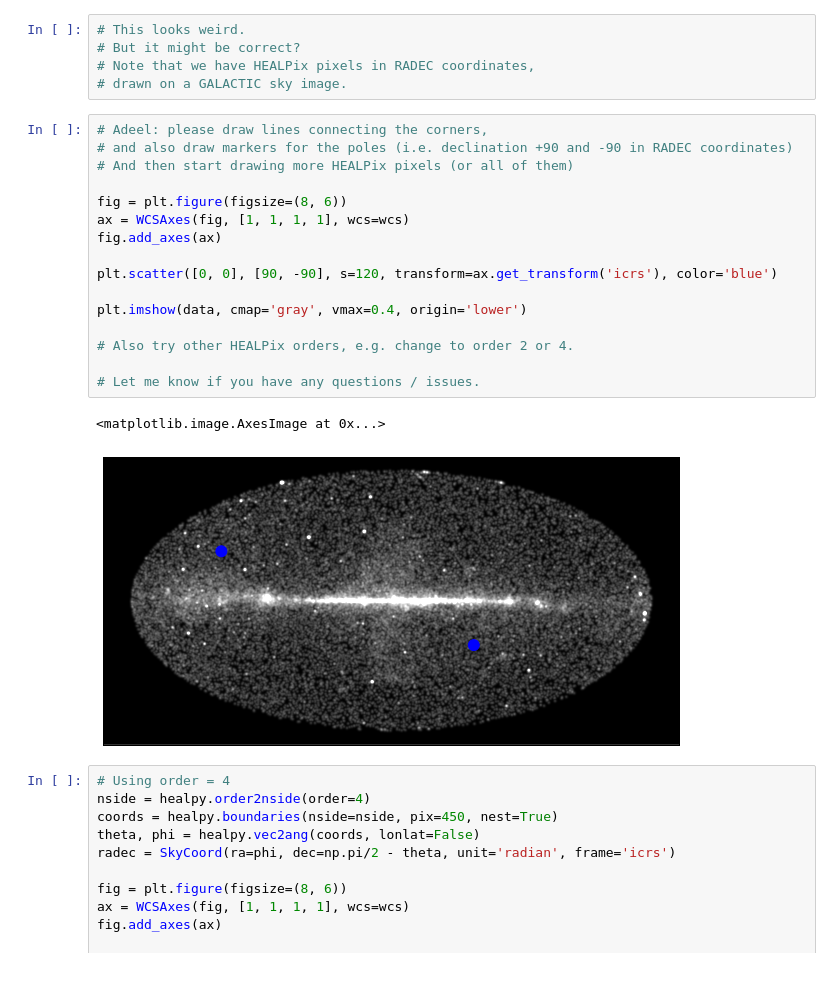
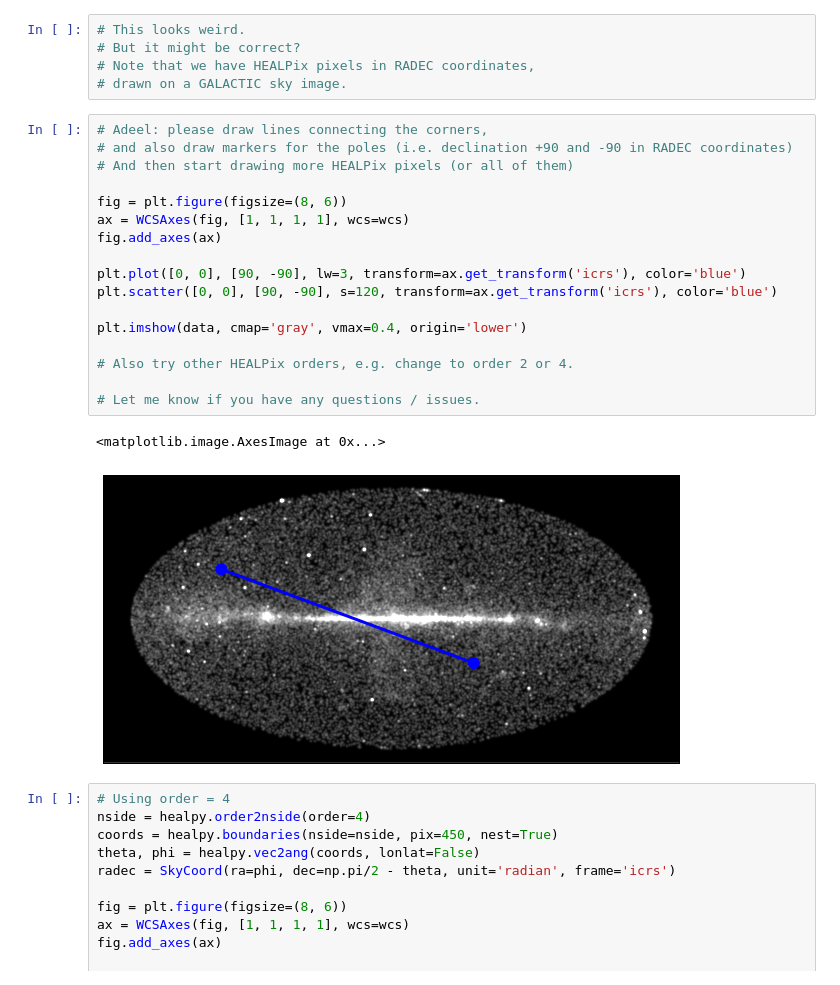
Before and after one commit to adl1995/HIPS-to-Py, a Jupyter notebook: examples/draw-healpix-stuff.ipynb, the cells around one changed output. Saved outputs shown, nothing was run; the diff lists cells and outputs as text.

```diff
--- a/examples/draw-healpix-stuff.ipynb
+++ b/examples/draw-healpix-stuff.ipynb
@@ -113,22 +113,23 @@ plt.imshow(data, cmap='gray', vmax=0.4, origin='lower')
 # %%
 # Adeel: please draw lines connecting the corners,
 # and also draw markers for the poles (i.e. declination +90 and -90 in RADEC coordinates)
 # And then start drawing more HEALPix pixels (or all of them)
 
 fig = plt.figure(figsize=(8, 6))
 ax = WCSAxes(fig, [1, 1, 1, 1], wcs=wcs)
 fig.add_axes(ax)
 
+plt.plot([0, 0], [90, -90], lw=3, transform=ax.get_transform('icrs'), color='blue')
 plt.scatter([0, 0], [90, -90], s=120, transform=ax.get_transform('icrs'), color='blue')
 
 plt.imshow(data, cmap='gray', vmax=0.4, origin='lower')
 
 # Also try other HEALPix orders, e.g. change to order 2 or 4.
 
 # Let me know if you have any questions / issues.
 # %% [output]
 <matplotlib.image.AxesImage at 0x...>
-[figure, old version]
+[figure, new version]
 # %%
 # Using order = 4
 nside = healpy.order2nside(order=4)
```
